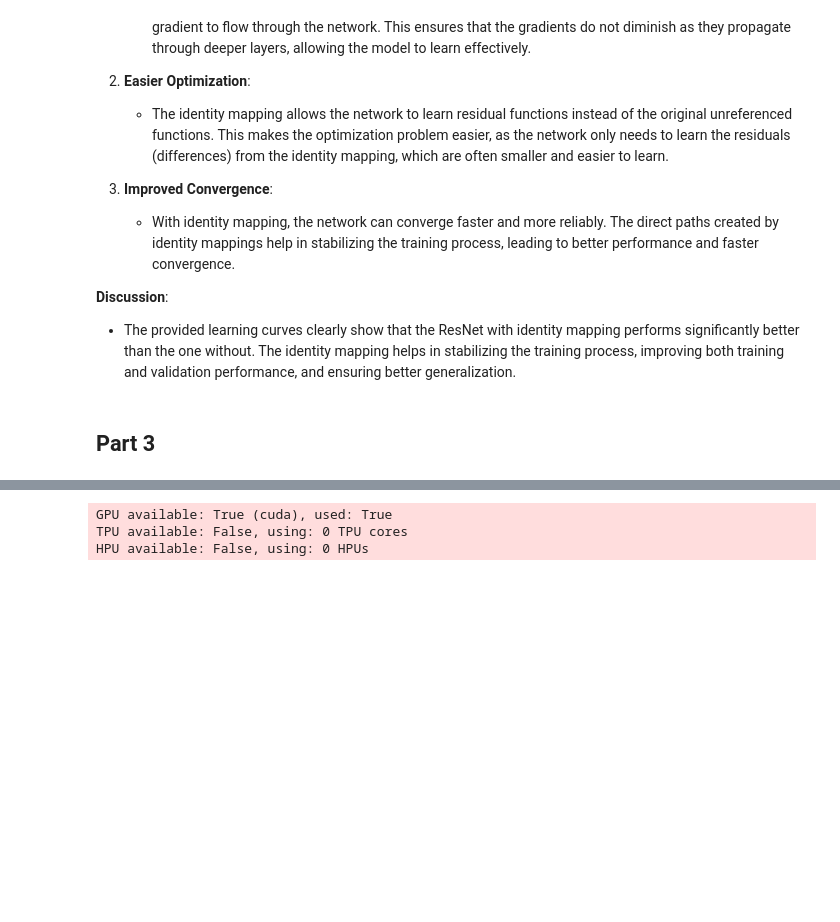
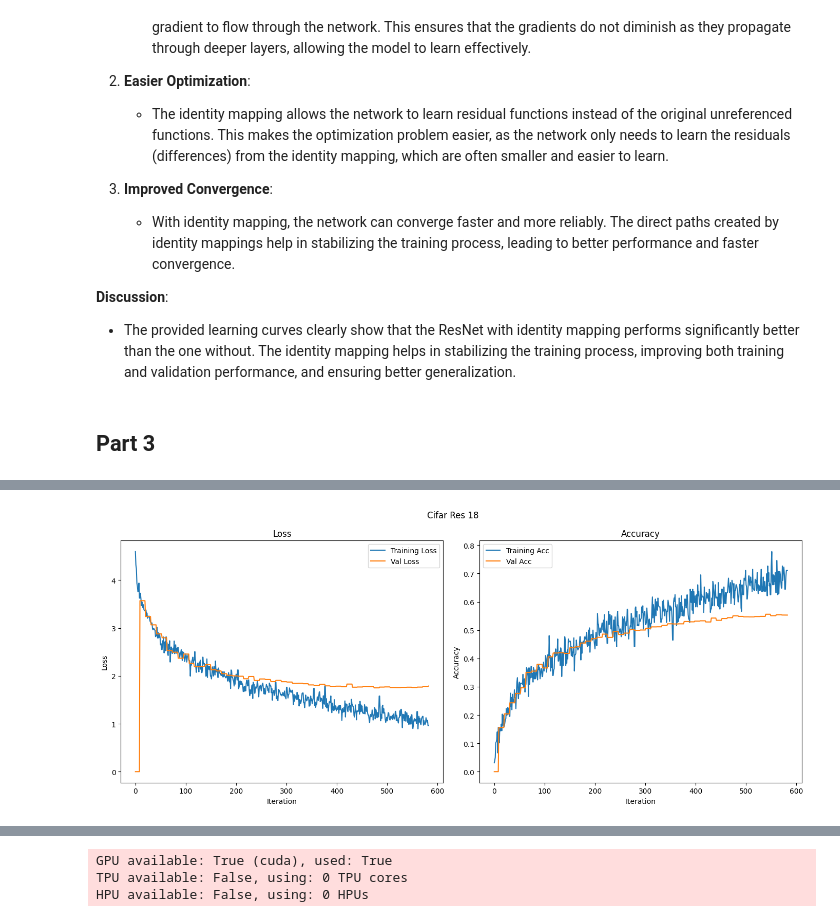
Before and after one commit to KeithLin724/NYCU_DeepLearning_2025, a Jupyter notebook: HW1/hw1__StudentID_.ipynb, the cells around one changed output, grey strips where cells are left out. Cells and saved outputs as stored; diff of their text form; code cells hidden in the pictures; blank space fills up the shorter version.

```diff
--- a/HW1/hw1__StudentID_.ipynb
+++ b/HW1/hw1__StudentID_.ipynb
@@ -1808,0 +1922,7 @@ TOTAL_STEP = 25000
+# %%
+res_cifar = pd.read_csv(f"./logs_cifar/cifar_100_ResNet_{VERSION}/version_0/metrics.csv")
+res_cifar = res_cifar.ffill().fillna(0)
+# %%
+plot_graph_plt_nn(res_cifar, f"Cifar Res {VERSION}")
+# %% [output]
+[figure, added]
```
Also changed, not shown: parts of 19 cells of this notebook, 2 other files.
